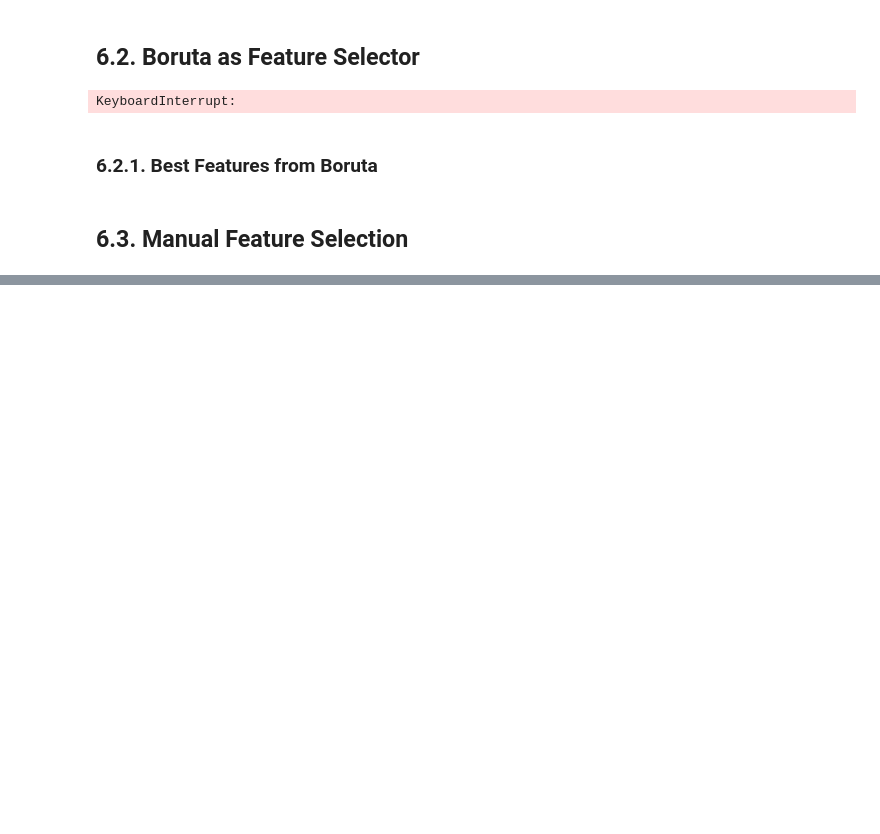
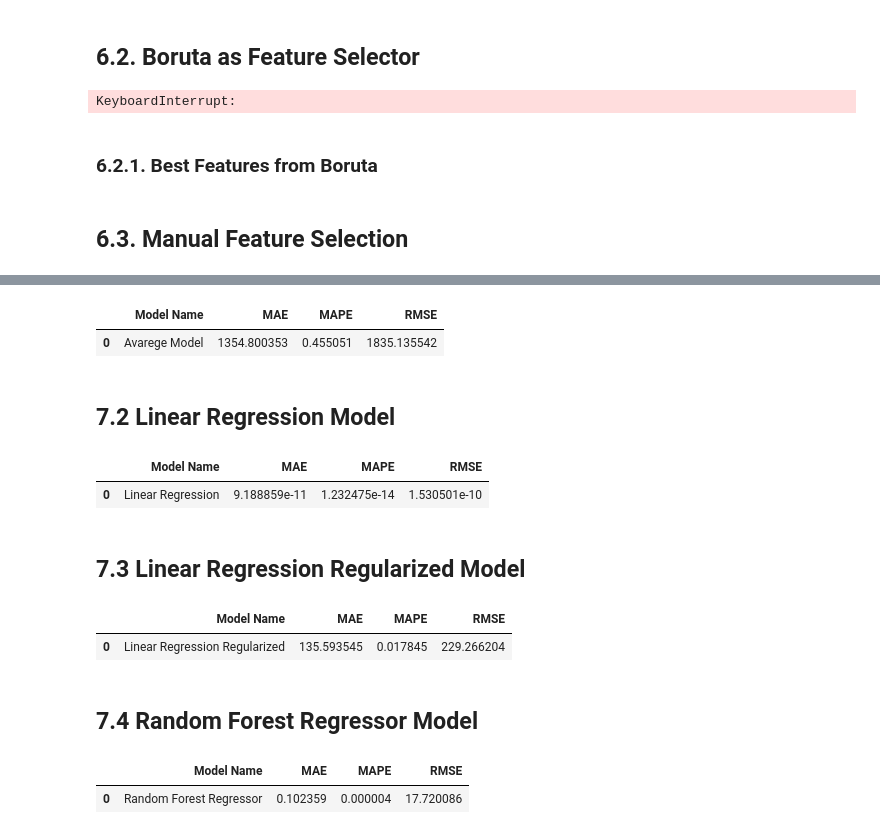
Before and after one commit to luizhdramos/Rossmann_Store_Sales, a Jupyter notebook: Notebooks/m07_v01_Store_Sales_Prediction.ipynb, the cells around one changed output, grey strips where cells are left out. Saved outputs shown, nothing was run; the diff lists cells and outputs as text; code cells hidden in the pictures; blank space fills up the shorter version.

```diff
--- a/Notebooks/m07_v01_Store_Sales_Prediction.ipynb
+++ b/Notebooks/m07_v01_Store_Sales_Prediction.ipynb
@@ -975,0 +923,18 @@ lrr_result
+# %%
+aux1 = X_test.copy()
+aux1['sales'] = y_test.copy()
+
+# prediction
+aux2 = aux1[['store', 'sales']].groupby('store').mean().reset_index().rename(columns={'sales':'predictions'})
+aux1 = pd.merge(aux1, aux2, how='left', on='store')
+yhat_baseline = aux1['predictions']
+
+# performance
+
+baseline_result = ml_error('Avarege Model', np.expm1(y_test), np.expm1(yhat_baseline))
+baseline_result
+# %% [output]
+|  | Model Name | MAE | MAPE | RMSE |
+| 0 | Avarege Model | 1354.800353 | 0.455051 | 1835.135542 |
+# %% [markdown]
+## 7.2 Linear Regression Model
@@ -975,0 +945,34 @@ lrr_result
+# %%
+#model
+lr = LinearRegression().fit(X_train_lr, y_train)
+
+#prediction
+yhat_lr = lr.predict( X_test_lr)
+
+#performance
+lr_result = ml_error('Linear Regression', np.expm1(y_test), np.expm1(yhat_lr))
+lr_result
+# %% [output]
+|  | Model Name | MAE | MAPE | RMSE |
+| 0 | Linear Regression | 9.188859e-11 | 1.232475e-14 | 1.530501e-10 |
+# %% [markdown]
+## 7.3 Linear Regression Regularized Model
+# %%
+#Droping date
+X_train_lr = X_train.drop('date', axis=1)
+X_test_lr = X_test.drop('date', axis=1)
+
+#model
+lrr = Lasso(alpha=0.01).fit(X_train_lr, y_train)
+
+#prediction
+yhat_lrr = lrr.predict( X_test_lr)
+
+#performance
+lrr_result = ml_error('Linear Regression Regularized', np.expm1(y_test), np.expm1(yhat_lrr))
+lrr_result
+# %% [output]
+|  | Model Name | MAE | MAPE | RMSE |
+| 0 | Linear Regression Regularized | 135.593545 | 0.017845 | 229.266204 |
+# %% [markdown]
+## 7.4 Random Forest Regressor Model
@@ -975,0 +989,5 @@ lrr_result
+# %%
+rf_result
+# %% [output]
+|  | Model Name | MAE | MAPE | RMSE |
+| 0 | Random Forest Regressor | 0.102359 | 0.000004 | 17.720086 |
```
Also changed, not shown: parts of 15 cells of this notebook.
